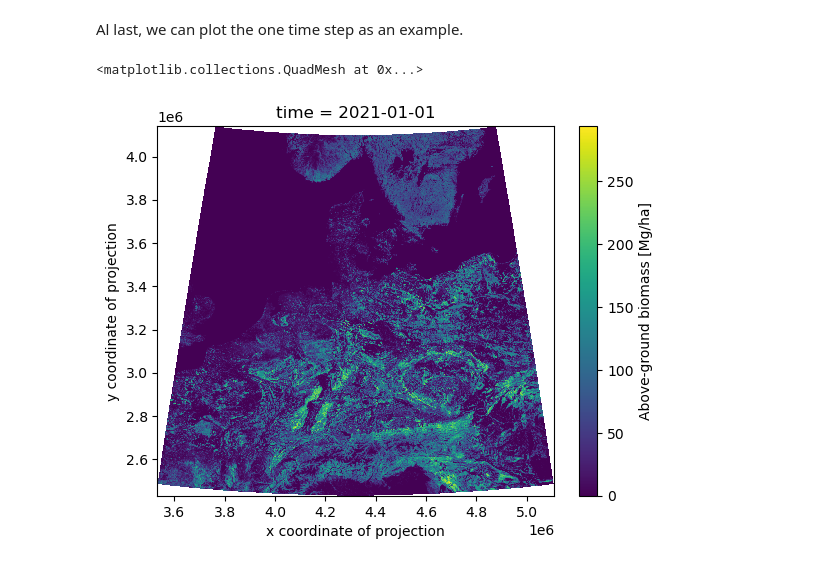
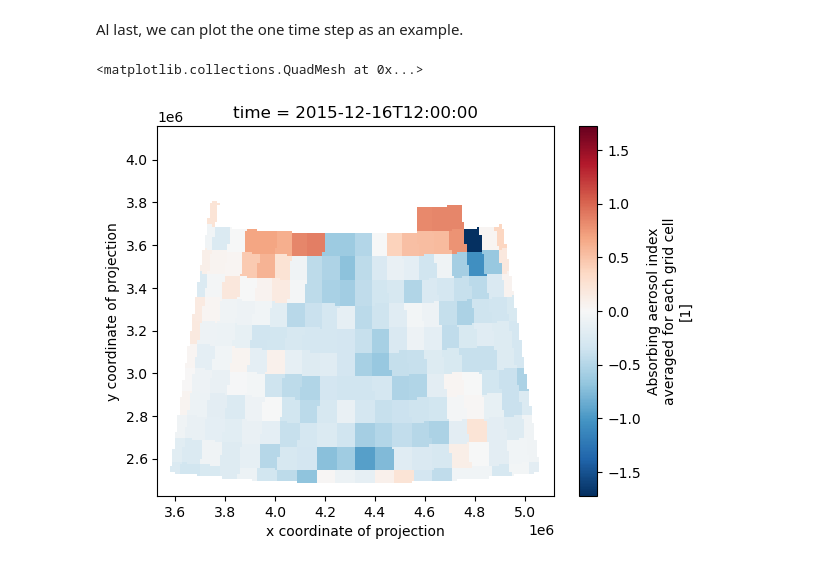
Before and after one commit to esa-cci/esa-climate-toolbox, a Jupyter notebook: docs/source/notebooks/11-ECT_Reproject_Dataset.ipynb, the cells around one changed output. Saved outputs shown, nothing was run; the diff lists cells and outputs as text; code cells hidden in the pictures.

```diff
--- a/docs/source/notebooks/11-ECT_Reproject_Dataset.ipynb
+++ b/docs/source/notebooks/11-ECT_Reproject_Dataset.ipynb
@@ -53,7 +53,7 @@ Now we can open the dataset and select a subset with covers Europe.
 # %%
 ds = cci_store.open_data(
-    'esacci.BIOMASS.yr.L4.AGB.multi-sensor.multi-platform.MERGED.5-0.1000m'
+    "esacci.AEROSOL.mon.L3.AAI.multi-sensor.multi-platform.MSAAI.1-7.r1"
 )
-ds = ds.sel(lat=slice(60, 45), lon=slice(0, 20))
+ds = ds.sel(lat=slice(45, 60), lon=slice(0, 20))
 ds
 # %% [output]
@@ -173,7 +193,7 @@ ds.agb.isel(time=-1).plot()
 Now, we can reproject the dataset from the original Geographic Coordinate System (EPSG:4326 - WGS 84) to the European Projected Coordinate System (EPSG:3035). To achieve this, we first create a grid mapping that defines the target projection, which is then used to reproject the dataset.
 # %%
 source_gm = GridMapping.from_dataset(ds)
-temp_target_gm = source_gm.transform("EPSG:3035", xy_res=1000)
+temp_target_gm = source_gm.transform("EPSG:3035", xy_res=10000)
 target_gm = temp_target_gm.to_regular()
 target_gm
 # %% [output]
@@ -252,0 +327,7 @@ history :
+# %%
+ds_reproject = ds_reproject.chunk(dict(
+    time=1,
+    x=ds_reproject.sizes["x"],
+    y=ds_reproject.sizes["y"],
+))
+ds_reproject
@@ -253,7 +352,7 @@ history :
 # %% [markdown]
 Al last, we can plot the one time step as an example.
 # %%
-ds_reproject.agb.isel(time=-1).plot()
+ds_reproject.absorbing_aerosol_index.isel(time=-1).plot()
 # %% [output]
 <matplotlib.collections.QuadMesh at 0x...>
-[figure, old version]
+[figure, new version]
```
Also changed, not shown: parts of 9 cells of this notebook.
